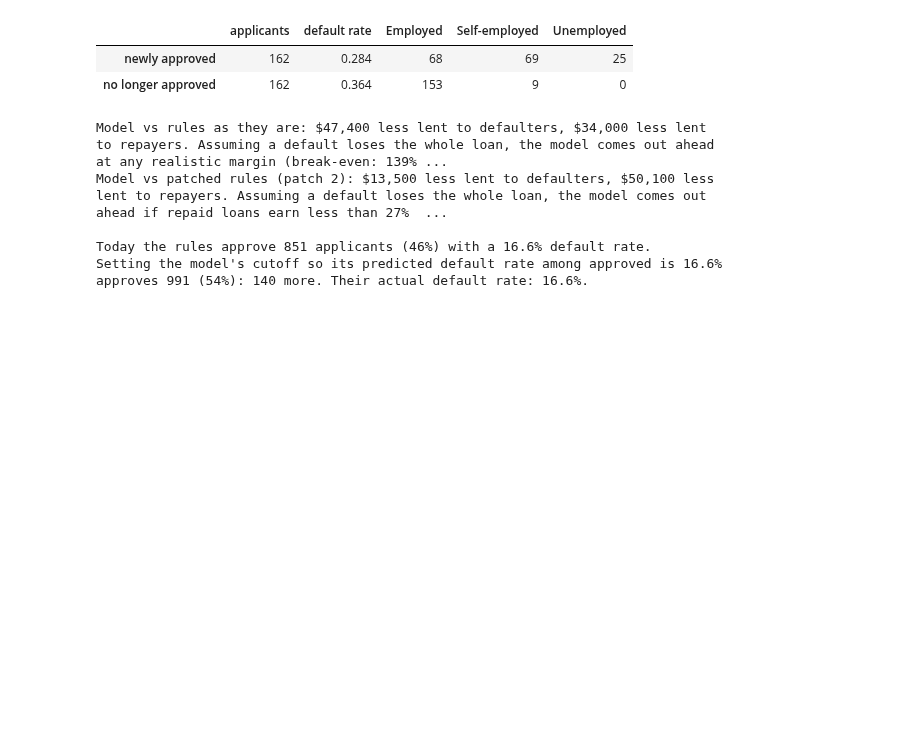
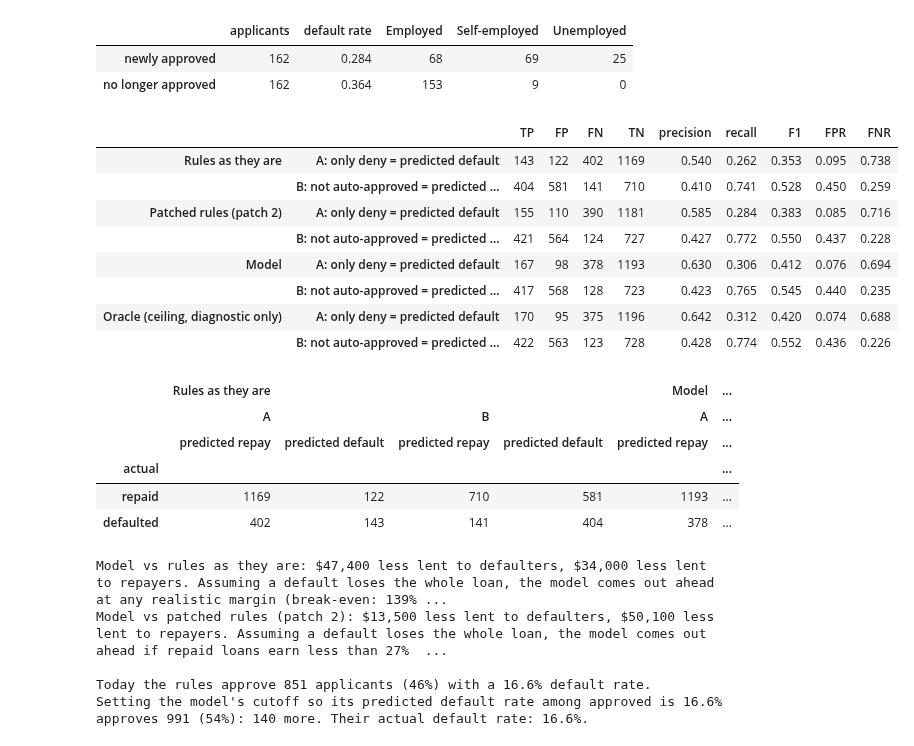
Before and after one commit to smparc/loan-default-model-matthew-park, a Jupyter notebook: analysis.ipynb, the cells around one changed output. Cells and saved outputs as stored; diff of their text form; code cells hidden in the pictures; blank space fills up the shorter version.

```diff
--- a/analysis.ipynb
+++ b/analysis.ipynb
@@ -379,7 +379,7 @@ drivers = {
 }
 fig, axes = plt.subplots(1, 3, figsize=(11, 3.4), sharey=True)
 binned = {}
-for ax, (column, title) in zip(axes, drivers.items()):
+for ax, (column, title) in zip(axes, drivers.items(), strict=True):
     table = binned_rate(features[column], y, n_bins=10)
     binned[title] = table
     ax.axhline(y.mean(), color=plots.MUTED, linewidth=1, zorder=1)
@@ -1310,6 +1320,31 @@ display(swap_sets(y, rule_decisions, portfolio_tiers["Model"], resolved["employm
 |  | applicants | default rate | Employed | Self-employed | Unemployed |
 | newly approved | 162 | 0.284 | 68 | 69 | 25 |
 | no longer approved | 162 | 0.364 | 153 | 9 | 0 |
+# %%
+portfolio_conventions = pd.concat({name: convention_metrics(y, tiers) for name, tiers in portfolio_tiers.items()})
+display(portfolio_conventions.round(3))
+save_table(portfolio_conventions, "portfolio_conventions")
+display(pd.concat(
+    {(name, convention.split(":")[0]): confusion_table(y, np.isin(portfolio_tiers[name], flagged))
+     for name in ["Rules as they are", "Model"] for convention, flagged in CONVENTIONS.items()},
+    axis=1,
+))
+# %% [output]
+|  |  | TP | FP | FN | TN | precision | recall | F1 | FPR | FNR |
+| Rules as they are | A: only deny = predicted default | 143 | 122 | 402 | 1169 | 0.540 | 0.262 | 0.353 | 0.095 | 0.738 |
+|  | B: not auto-approved = predicted ... | 404 | 581 | 141 | 710 | 0.410 | 0.741 | 0.528 | 0.450 | 0.259 |
+| Patched rules (patch 2) | A: only deny = predicted default | 155 | 110 | 390 | 1181 | 0.585 | 0.284 | 0.383 | 0.085 | 0.716 |
+|  | B: not auto-approved = predicted ... | 421 | 564 | 124 | 727 | 0.427 | 0.772 | 0.550 | 0.437 | 0.228 |
+| Model | A: only deny = predicted default | 167 | 98 | 378 | 1193 | 0.630 | 0.306 | 0.412 | 0.076 | 0.694 |
+|  | B: not auto-approved = predicted ... | 417 | 568 | 128 | 723 | 0.423 | 0.765 | 0.545 | 0.440 | 0.235 |
+| Oracle (ceiling, diagnostic only) | A: only deny = predicted default | 170 | 95 | 375 | 1196 | 0.642 | 0.312 | 0.420 | 0.074 | 0.688 |
+|  | B: not auto-approved = predicted ... | 422 | 563 | 123 | 728 | 0.428 | 0.774 | 0.552 | 0.436 | 0.226 |
+|  | Rules as they are |  |  |  | Model | ... |
+|  | A |  | B |  | A | ... |
+|  | predicted repay | predicted default | predicted repay | predicted default | predicted repay | ... |
+| actual |  |  |  |  |  | ... |
+| repaid | 1169 | 122 | 710 | 581 | 1193 | ... |
+| defaulted | 402 | 143 | 141 | 404 | 378 | ... |
 # %%
 for name in ["Rules as they are", "Patched rules (patch 2)"]:
     saved = portfolio.loc[name, "$ lent to defaulters"] - portfolio.loc["Model", "$ lent to defaulters"]
```
Also changed, not shown: parts of 14 cells of this notebook, 5 other files.
